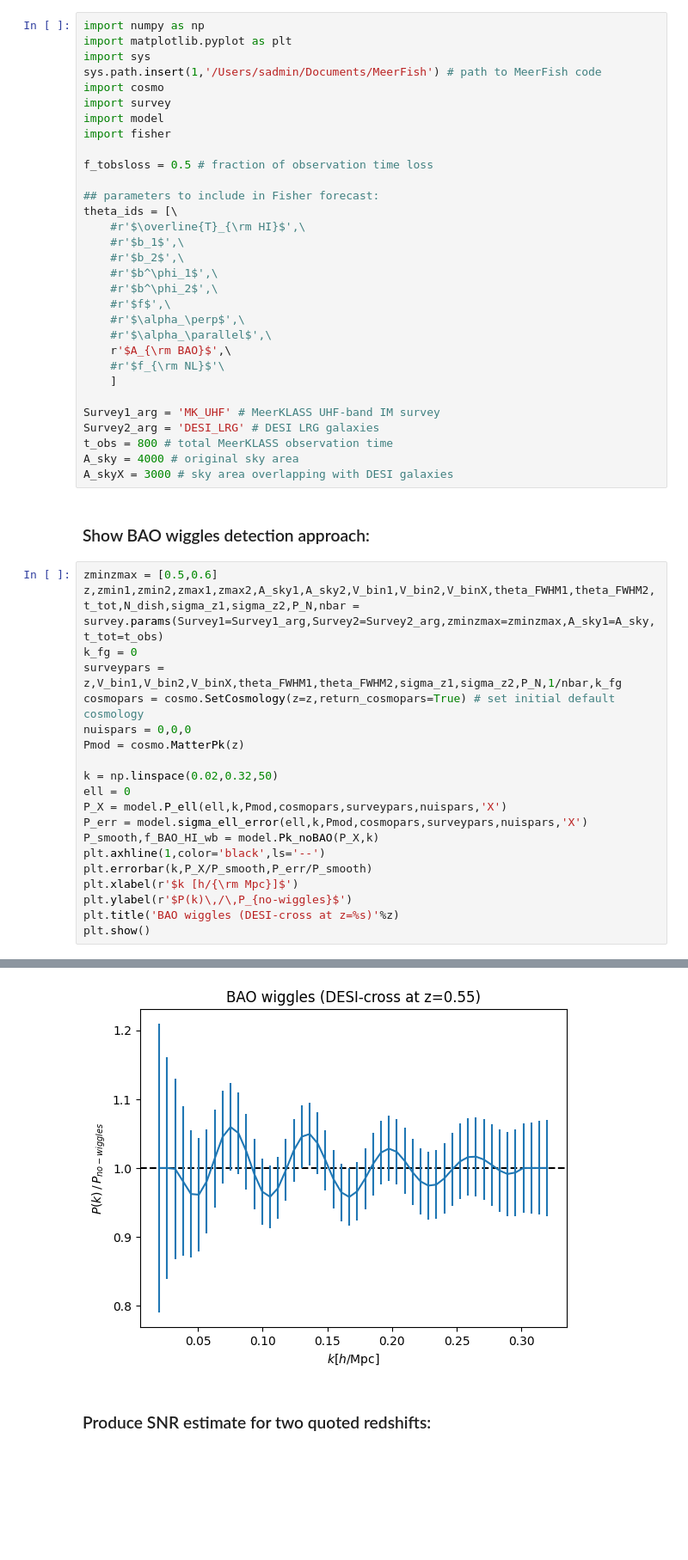
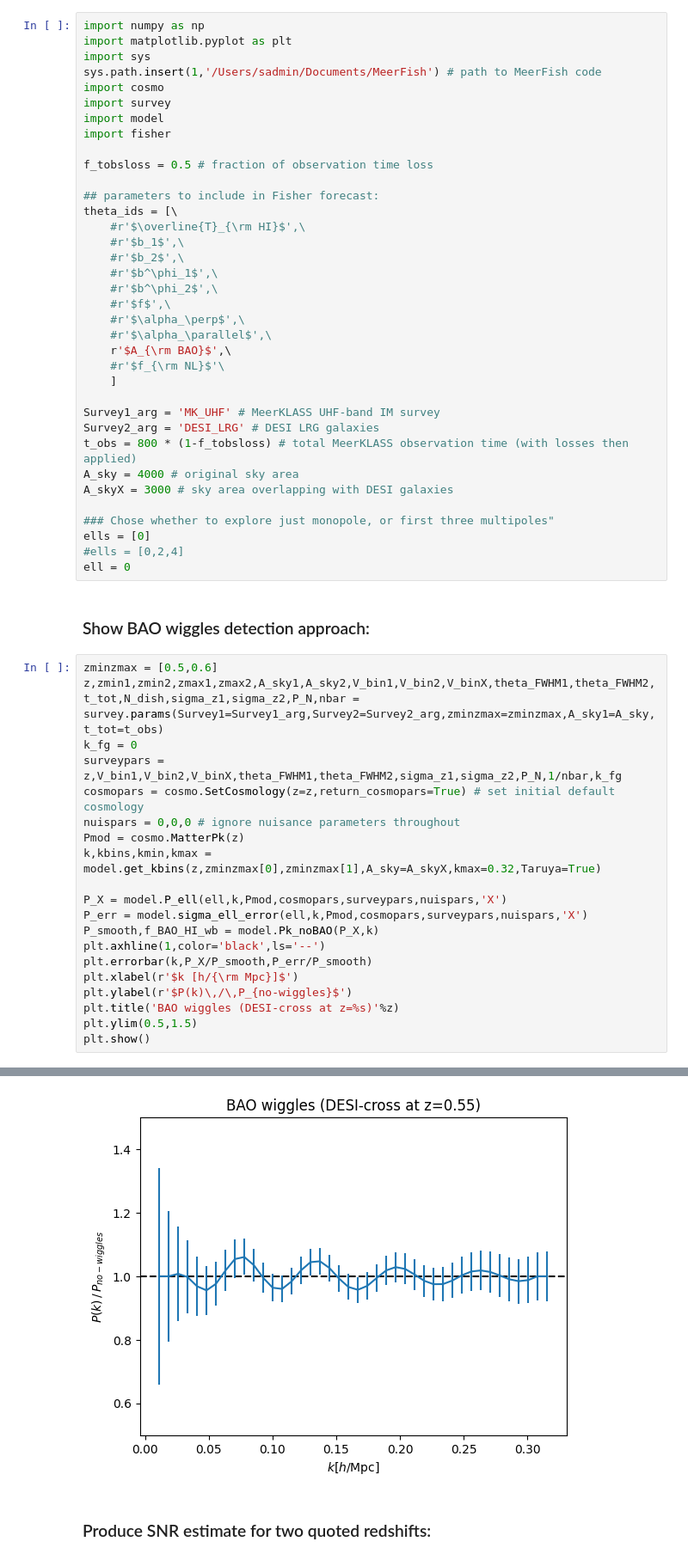
Before and after one commit to meerklass/MeerFish, a Jupyter notebook: XLPreport/BAO_forecasting.ipynb, the cells around one changed output, grey strips where cells are left out. Shown at 86% size. Drawn from its saved outputs; the diff is of its cells as text; blank space fills up the shorter version.

```diff
--- a/XLPreport/BAO_forecasting.ipynb
+++ b/XLPreport/BAO_forecasting.ipynb
@@ -26,9 +26,14 @@ theta_ids = [\
 
 Survey1_arg = 'MK_UHF' # MeerKLASS UHF-band IM survey
 Survey2_arg = 'DESI_LRG' # DESI LRG galaxies
-t_obs = 800 # total MeerKLASS observation time
+t_obs = 800 * (1-f_tobsloss) # total MeerKLASS observation time (with losses then applied)
 A_sky = 4000 # original sky area
 A_skyX = 3000 # sky area overlapping with DESI galaxies
+
+### Chose whether to explore just monopole, or first three multipoles"
+ells = [0]
+#ells = [0,2,4]
+ell = 0
 # %% [markdown]
 ### Show BAO wiggles detection approach:
 # %%
@@ -37,11 +42,10 @@ z,zmin1,zmin2,zmax1,zmax2,A_sky1,A_sky2,V_bin1,V_bin2,V_binX,theta_FWHM1,theta_F
 k_fg = 0
 surveypars = z,V_bin1,V_bin2,V_binX,theta_FWHM1,theta_FWHM2,sigma_z1,sigma_z2,P_N,1/nbar,k_fg
 cosmopars = cosmo.SetCosmology(z=z,return_cosmopars=True) # set initial default cosmology
-nuispars = 0,0,0
+nuispars = 0,0,0 # ignore nuisance parameters throughout
 Pmod = cosmo.MatterPk(z)
+k,kbins,kmin,kmax = model.get_kbins(z,zminzmax[0],zminzmax[1],A_sky=A_skyX,kmax=0.32,Taruya=True)
 
-k = np.linspace(0.02,0.32,50)
-ell = 0
 P_X = model.P_ell(ell,k,Pmod,cosmopars,surveypars,nuispars,'X')
 P_err = model.sigma_ell_error(ell,k,Pmod,cosmopars,surveypars,nuispars,'X')
 P_smooth,f_BAO_HI_wb = model.Pk_noBAO(P_X,k)
@@ -50,5 +54,6 @@ plt.errorbar(k,P_X/P_smooth,P_err/P_smooth)
 plt.xlabel(r'$k [h/{\rm Mpc}]$')
 plt.ylabel(r'$P(k)\,/\,P_{no-wiggles}$')
 plt.title('BAO wiggles (DESI-cross at z=%s)'%z)
+plt.ylim(0.5,1.5)
 plt.show()
 # %% [output]
@@ -55,4 +66,4 @@ plt.show()
-[figure, old version]
+[figure, new version]
 # %% [markdown]
 ### Produce SNR estimate for two quoted redshifts:
 # %%
```
Also changed, not shown: parts of 8 cells of this notebook, 1 other file.
